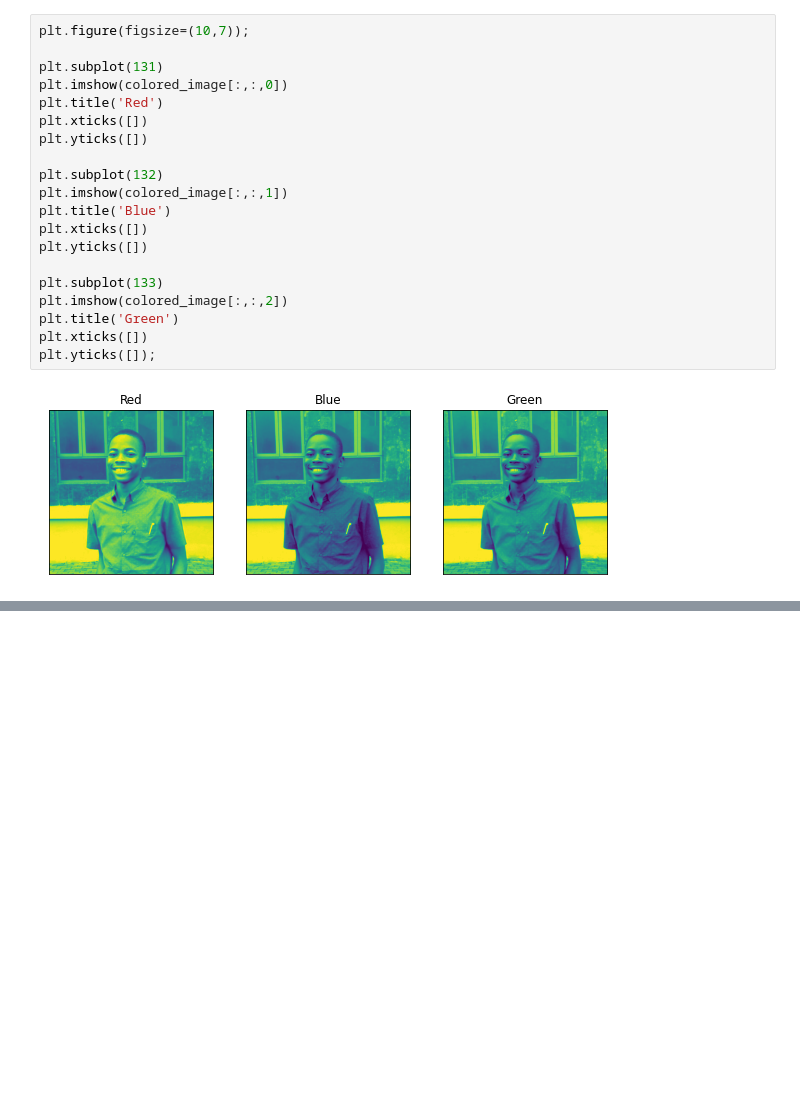
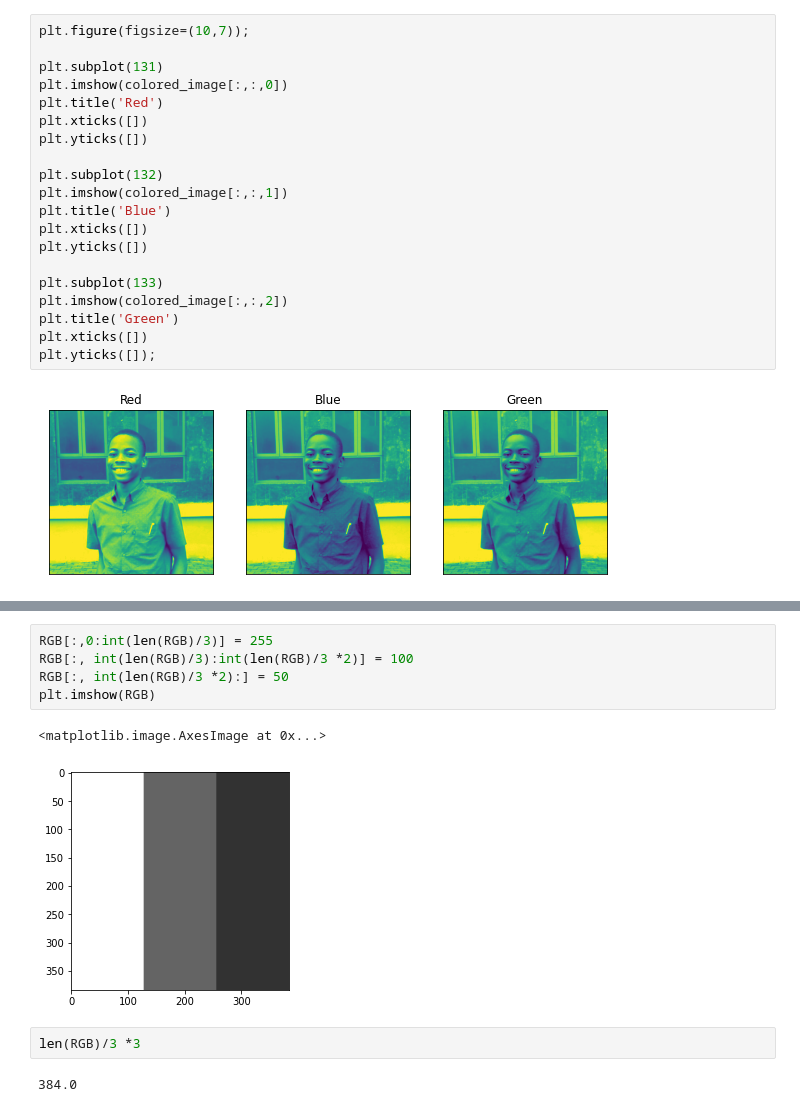
Before and after one commit to anice1/Intro-to-CV, a Jupyter notebook: Learning_Open_CV_(RGB).ipynb, the cells around one changed output, grey strips where cells are left out. Drawn from its saved outputs; the diff is of its cells as text; blank space fills up the shorter version.

```diff
--- a/Learning_Open_CV_(RGB).ipynb
+++ b/Learning_Open_CV_(RGB).ipynb
@@ -61,0 +69,12 @@ plt.yticks([]);
+# %%
+RGB[:,0:int(len(RGB)/3)] = 255
+RGB[:, int(len(RGB)/3):int(len(RGB)/3 *2)] = 100
+RGB[:, int(len(RGB)/3 *2):] = 50
+plt.imshow(RGB)
+# %% [output]
+<matplotlib.image.AxesImage at 0x...>
+[figure, added]
+# %%
+len(RGB)/3 *3
+# %% [output]
+384.0
```
Also changed, not shown: parts of 3 cells of this notebook.
